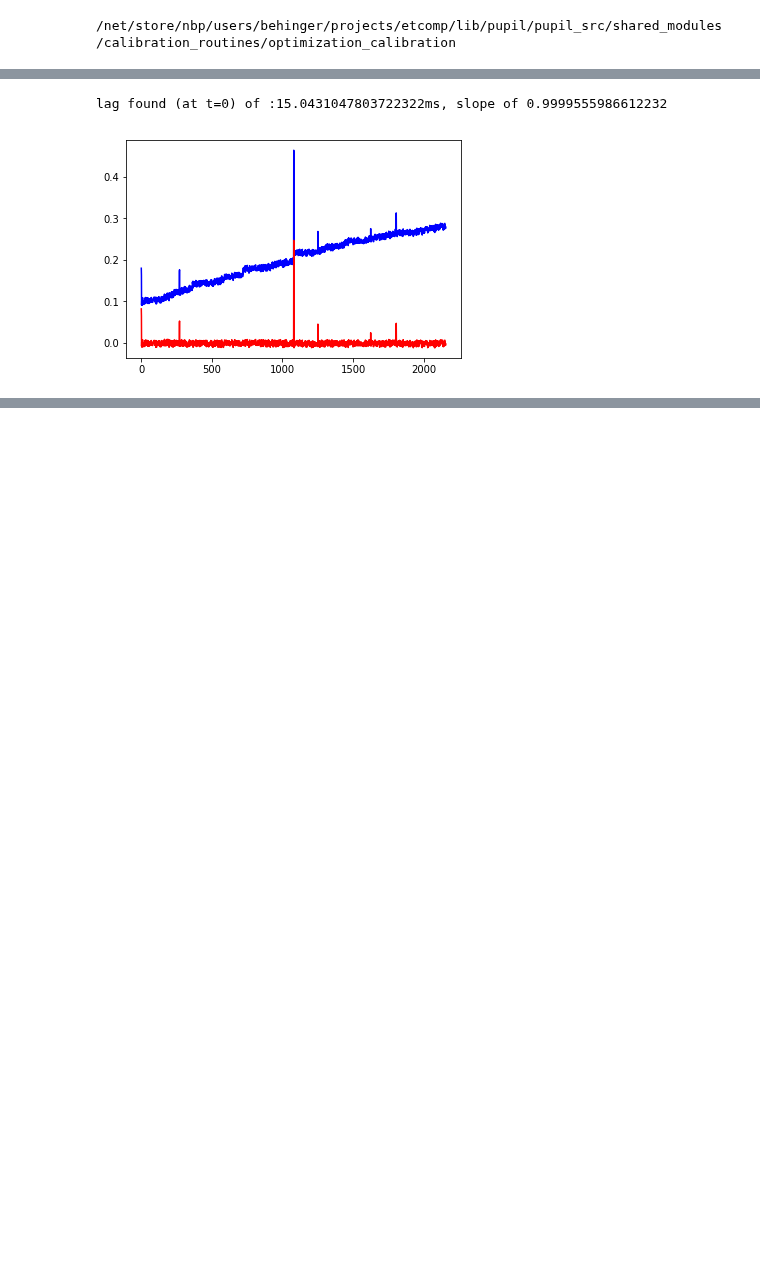
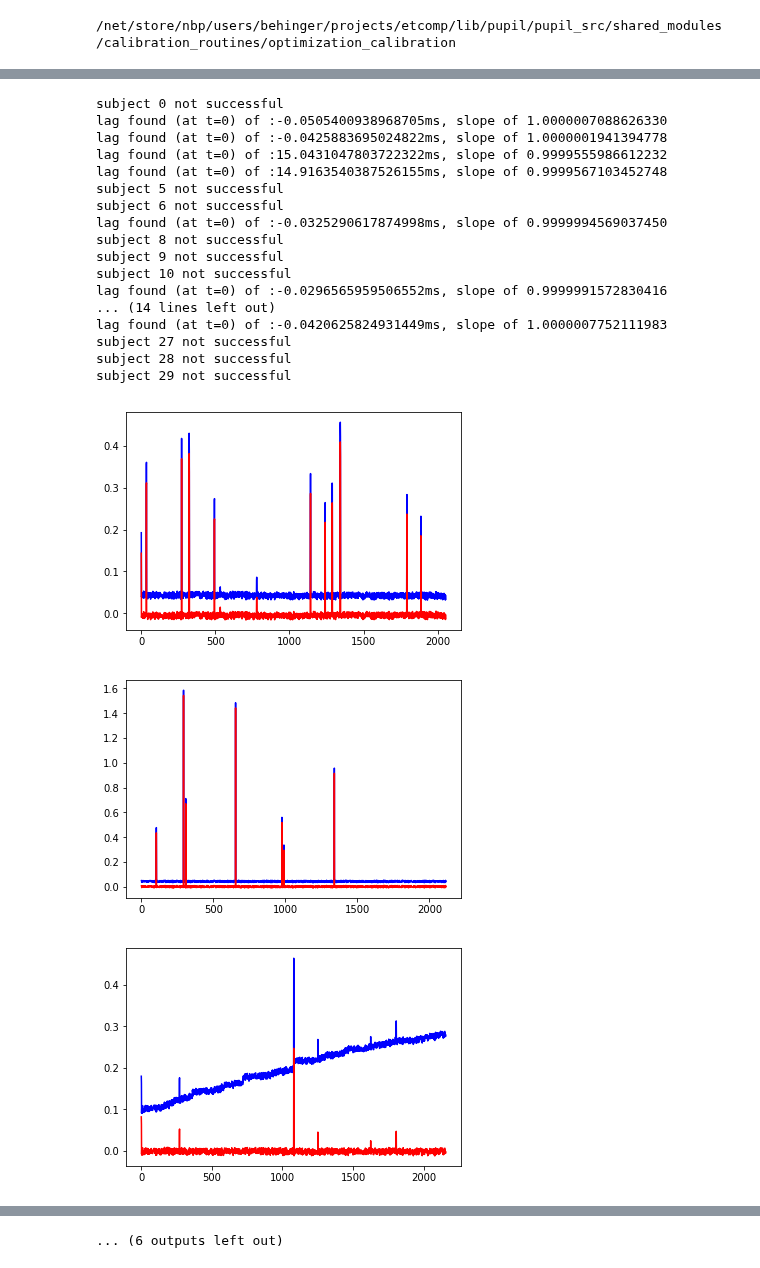
Before and after one commit to behinger/etcomp, a Jupyter notebook: code/latency_fix.ipynb, the cells around one changed output, grey strips where cells are left out. Drawn from its saved outputs; the diff is of its cells as text; code cells hidden in the pictures; blank space fills up the shorter version.

```diff
--- a/code/latency_fix.ipynb
+++ b/code/latency_fix.ipynb
@@ -27,3 +50,8 @@ import functions.et_import as et_import
 import scipy
 import scipy.stats
 import numpy as np
+# %%
+# Draw Raw Lag
+pl = et_import.raw_pl_data(subject="VP3")
+t_cam = np.asarray([p['recent_frame_timestamp'] for p in pl['notifications'] if p['subject']=='trigger'])# camera time
+t_msg = np.asarray([p['timestamp'] for p in pl['notifications'] if p['subject']=='trigger']) # msg time
@@ -38,17 +78,35 @@ def pl_fix_timelag(pl):
     return(t_fixed_msg)
 # %%
 # Load all subjects and plot them (5 / 15 show drift!)
-for ix,subject in enumerate([3]):
+for ix,subject in enumerate(range(30)):
     try:
         pl = et_import.raw_pl_data(subject="VP%i"%(subject))
         t_msg = np.asarray([p['timestamp'] for p in pl['notifications'] if p['subject']=='trigger']) # msg time
         t_cam = np.asarray([p['recent_frame_timestamp'] for p in pl['notifications'] if p['subject']=='trigger'])
         newtime = pl_fix_timelag(pl)
         plt.figure(ix)
         plt.plot(t_msg-t_cam,'b')
         plt.plot(newtime-t_cam,'r')
     except:
         print('subject %i not successful'%(subject))
 # %% [output]
+subject 0 not successful
+lag found (at t=0) of :-0.0505400938968705ms, slope of 1.0000007088626330
+lag found (at t=0) of :-0.0425883695024822ms, slope of 1.0000001941394778
 lag found (at t=0) of :15.0431047803722322ms, slope of 0.9999555986612232
+lag found (at t=0) of :14.9163540387526155ms, slope of 0.9999567103452748
+subject 5 not successful
+subject 6 not successful
+lag found (at t=0) of :-0.0325290617874998ms, slope of 0.9999994569037450
+subject 8 not successful
+subject 9 not successful
+subject 10 not successful
+lag found (at t=0) of :-0.0296565959506552ms, slope of 0.9999991572830416
+... (14 lines left out)
+lag found (at t=0) of :-0.0420625824931449ms, slope of 1.0000007752111983
+subject 27 not successful
+subject 28 not successful
+subject 29 not successful
-[figure, old version]
+[figure, new version]
+[figure, added]
+[figure, added]
@@ -54,0 +121 @@ lag found (at t=0) of :15.0431047803722322ms, slope of 0.9999555986612232
+... (6 outputs left out)
```
Also changed, not shown: parts of 5 cells of this notebook.
